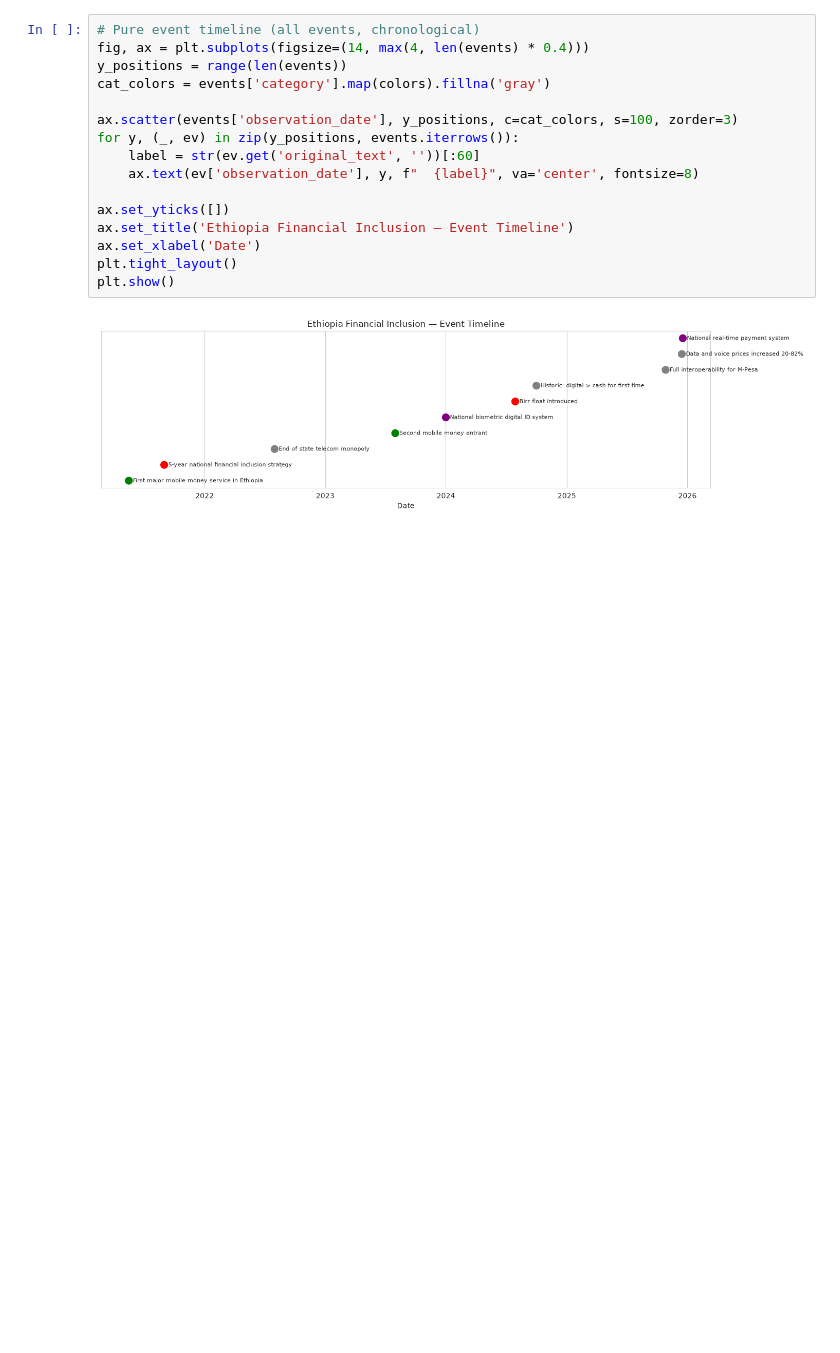
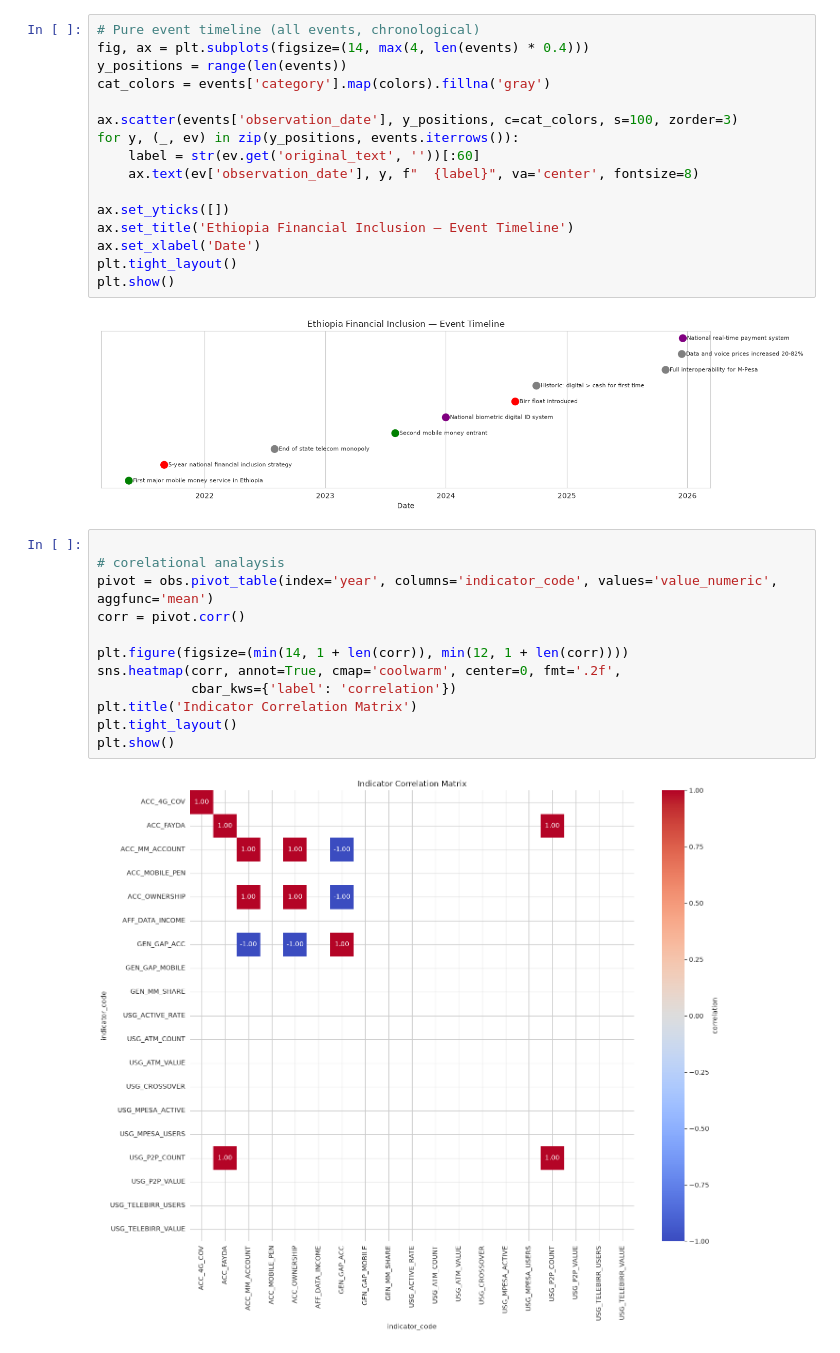
Before and after one commit to Sumeyahassen/ethiopia-fi-forecast, a Jupyter notebook: notebooks/02_eda.ipynb, the cells around one changed output. Cells and saved outputs as stored; diff of their text form; blank space fills up the shorter version.

Commit message:
correlational access and usage

```diff
--- a/notebooks/02_eda.ipynb
+++ b/notebooks/02_eda.ipynb
@@ -310,3 +310,17 @@ plt.tight_layout()
 plt.show()
 # %% [output]
 [figure]
+# %%
+
+# corelational analaysis
+pivot = obs.pivot_table(index='year', columns='indicator_code', values='value_numeric', aggfunc='mean')
+corr = pivot.corr()
+
+plt.figure(figsize=(min(14, 1 + len(corr)), min(12, 1 + len(corr))))
+sns.heatmap(corr, annot=True, cmap='coolwarm', center=0, fmt='.2f',
+            cbar_kws={'label': 'correlation'})
+plt.title('Indicator Correlation Matrix')
+plt.tight_layout()
+plt.show()
+# %% [output]
+[figure, added]
```
Also changed, not shown: parts of 1 cell of this notebook.
